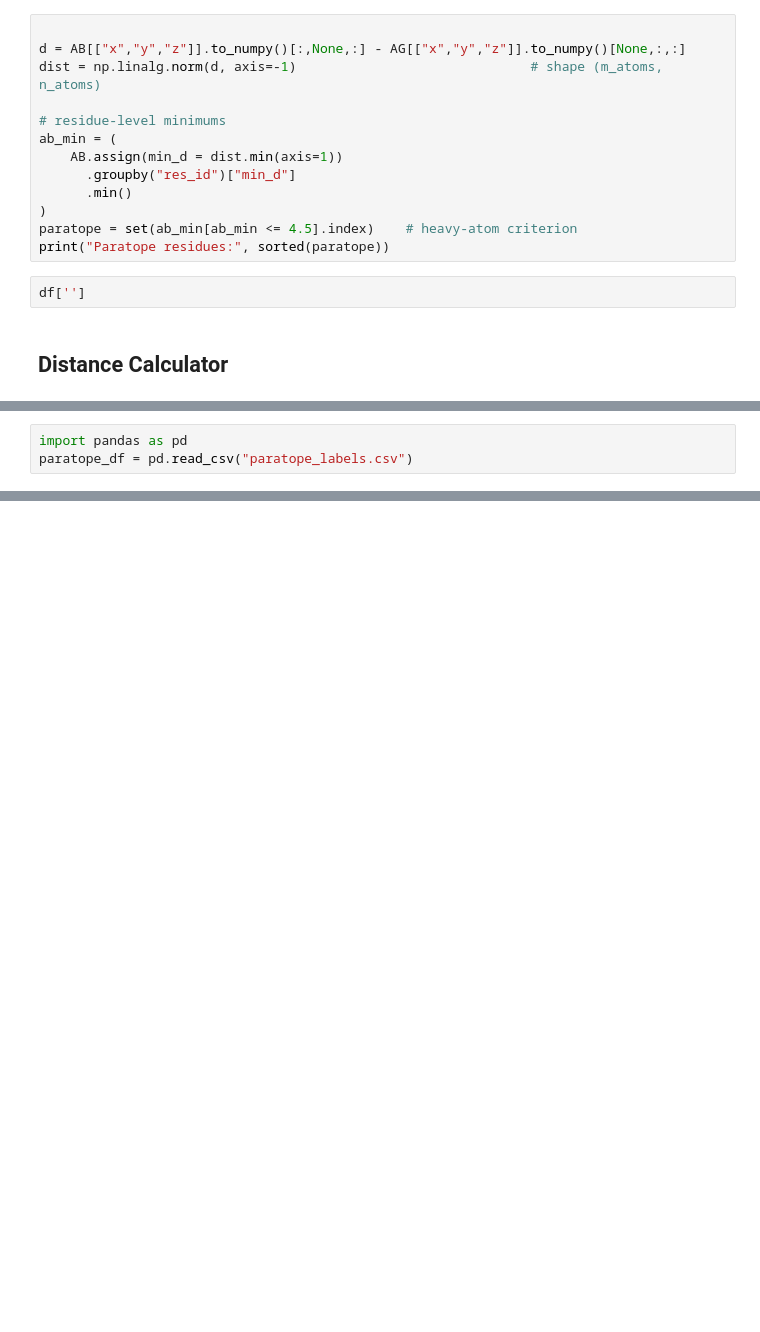
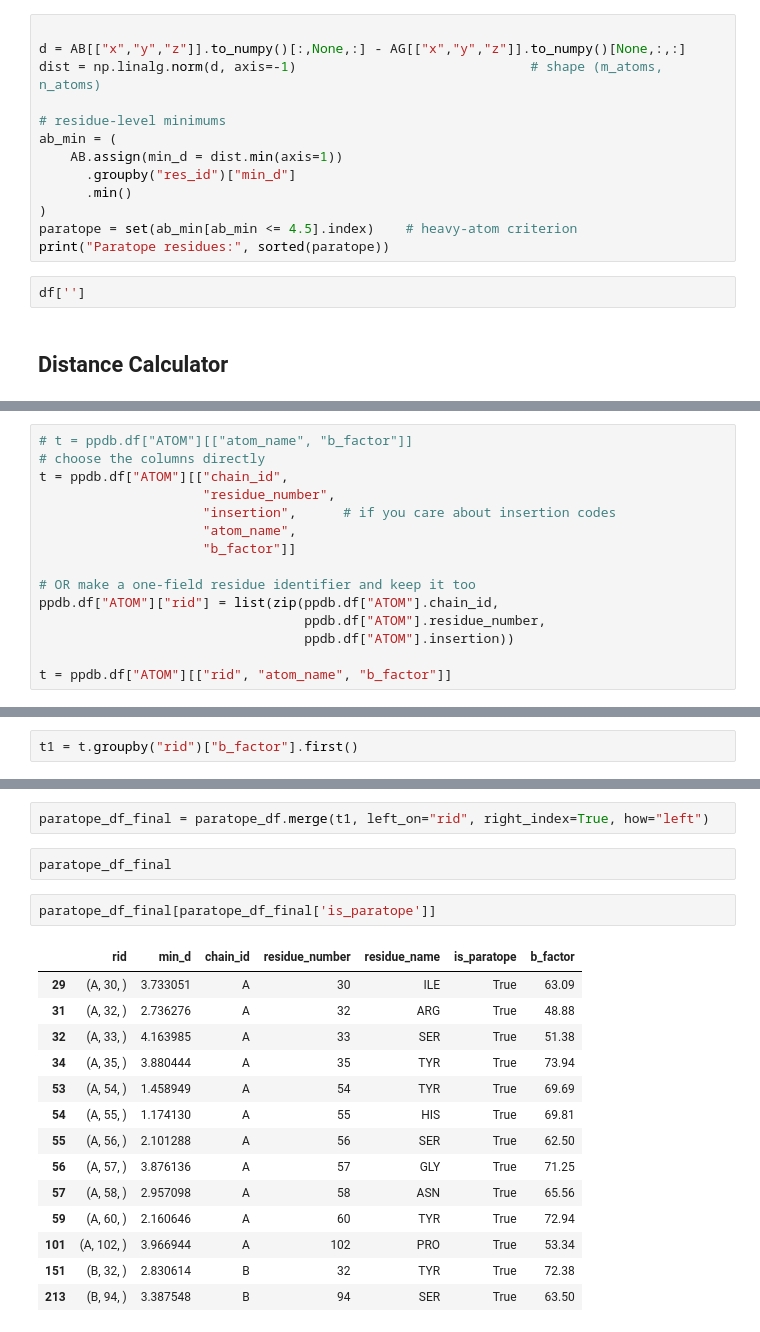
Before and after one commit to jonchengbb/ab_discovery_sandbox, a Jupyter notebook: 2025-06-30_parse_json.ipynb, the cells around one changed output, grey strips where cells are left out. Saved outputs shown, nothing was run; the diff lists cells and outputs as text; blank space fills up the shorter version.

```diff
--- a/2025-06-30_parse_json.ipynb
+++ b/2025-06-30_parse_json.ipynb
@@ -391,3 +358,0 @@ paratope_df.to_csv("paratope_labels.csv", index=False)
-# %%
-import pandas as pd
-paratope_df = pd.read_csv("paratope_labels.csv")
@@ -538,0 +359,15 @@ np.float64(62.46663910440517)
+# %%
+# t = ppdb.df["ATOM"][["atom_name", "b_factor"]]
+# choose the columns directly
+t = ppdb.df["ATOM"][["chain_id",
+                     "residue_number",
+                     "insertion",      # if you care about insertion codes
+                     "atom_name",
+                     "b_factor"]]
+
+# OR make a one-field residue identifier and keep it too
+ppdb.df["ATOM"]["rid"] = list(zip(ppdb.df["ATOM"].chain_id,
+                                  ppdb.df["ATOM"].residue_number,
+                                  ppdb.df["ATOM"].insertion))
+
+t = ppdb.df["ATOM"][["rid", "atom_name", "b_factor"]]
@@ -538,0 +390,2 @@ np.float64(62.46663910440517)
+# %%
+t1 = t.groupby("rid")["b_factor"].first()
@@ -538,0 +408,21 @@ np.float64(62.46663910440517)
+# %%
+paratope_df_final = paratope_df.merge(t1, left_on="rid", right_index=True, how="left")
+# %%
+paratope_df_final
+# %%
+paratope_df_final[paratope_df_final['is_paratope']]
+# %% [output]
+|  | rid | min_d | chain_id | residue_number | residue_name | is_paratope | b_factor |
+| 29 | (A, 30, ) | 3.733051 | A | 30 | ILE | True | 63.09 |
+| 31 | (A, 32, ) | 2.736276 | A | 32 | ARG | True | 48.88 |
+| 32 | (A, 33, ) | 4.163985 | A | 33 | SER | True | 51.38 |
+| 34 | (A, 35, ) | 3.880444 | A | 35 | TYR | True | 73.94 |
+| 53 | (A, 54, ) | 1.458949 | A | 54 | TYR | True | 69.69 |
+| 54 | (A, 55, ) | 1.174130 | A | 55 | HIS | True | 69.81 |
+| 55 | (A, 56, ) | 2.101288 | A | 56 | SER | True | 62.50 |
+| 56 | (A, 57, ) | 3.876136 | A | 57 | GLY | True | 71.25 |
+| 57 | (A, 58, ) | 2.957098 | A | 58 | ASN | True | 65.56 |
+| 59 | (A, 60, ) | 2.160646 | A | 60 | TYR | True | 72.94 |
+| 101 | (A, 102, ) | 3.966944 | A | 102 | PRO | True | 53.34 |
+| 151 | (B, 32, ) | 2.830614 | B | 32 | TYR | True | 72.38 |
+| 213 | (B, 94, ) | 3.387548 | B | 94 | SER | True | 63.50 |
```
Also changed, not shown: parts of 53 cells of this notebook.
